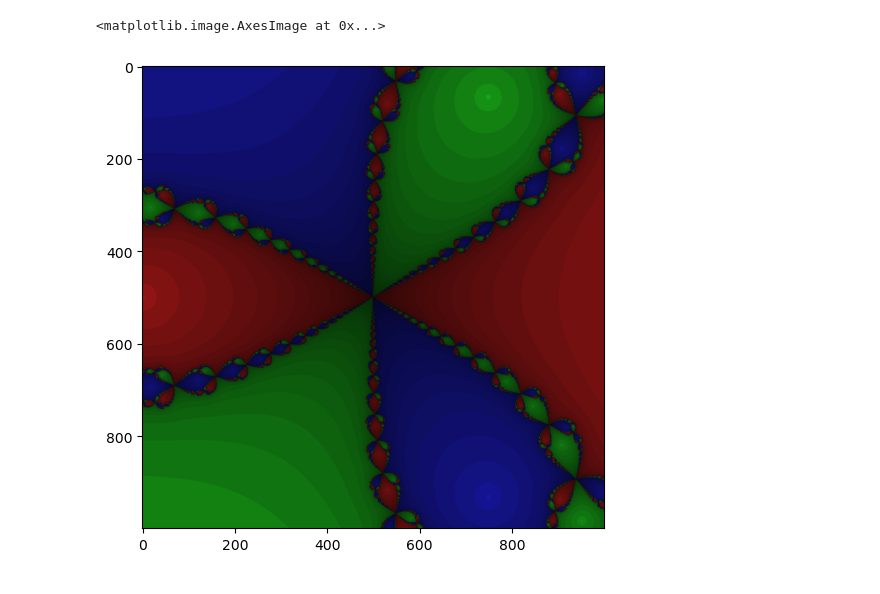
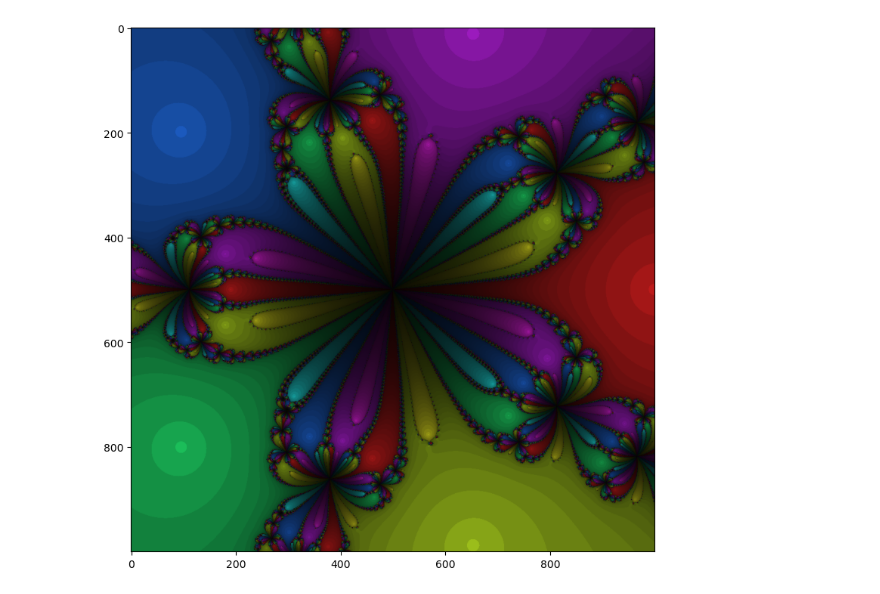
Before and after one commit to nrneubert/newton_fractals, a Jupyter notebook: main.ipynb, the cells around one changed output. Cells and saved outputs as stored; diff of their text form; code cells hidden in the pictures.

Commit message:
refactor and images

```diff
--- a/main.ipynb
+++ b/main.ipynb
@@ -97,13 +10,20 @@ roots = np.array([
     np.exp(4j * np.pi / 3),
 ])
 
-computer = NewtonFractal(roots=roots)
-lim = 0.5
-rgbs = computer.generate_fractal(real_lim=(-lim, lim), imag_lim=(-lim, lim), pixels=1000, cores=16)
+amps = np.zeros(shape=9)
+amps[0] = -16.0
+amps[5] = +15.0
+amps[-1] = 1.0
+
+computer = NewtonFractal(coeffs=amps)
+rlim = (-1.0, 1.0)
+ilim = (-1.0, 1.0)
+rgbs = computer.generate_fractal(real_lim=rlim, imag_lim=ilim, pixels=1000, cores=16)
 # %%
-fig, ax = plt.subplots(figsize=(6,6))
+fig, ax = plt.subplots(figsize=(9,9))
 
 ax.imshow(rgbs)
+
+computer.save_fig(fig)
 # %% [output]
-<matplotlib.image.AxesImage at 0x...>
-[figure, old version]
+[figure, new version]
```
Also changed, not shown: parts of 2 cells of this notebook, 5 other files.
